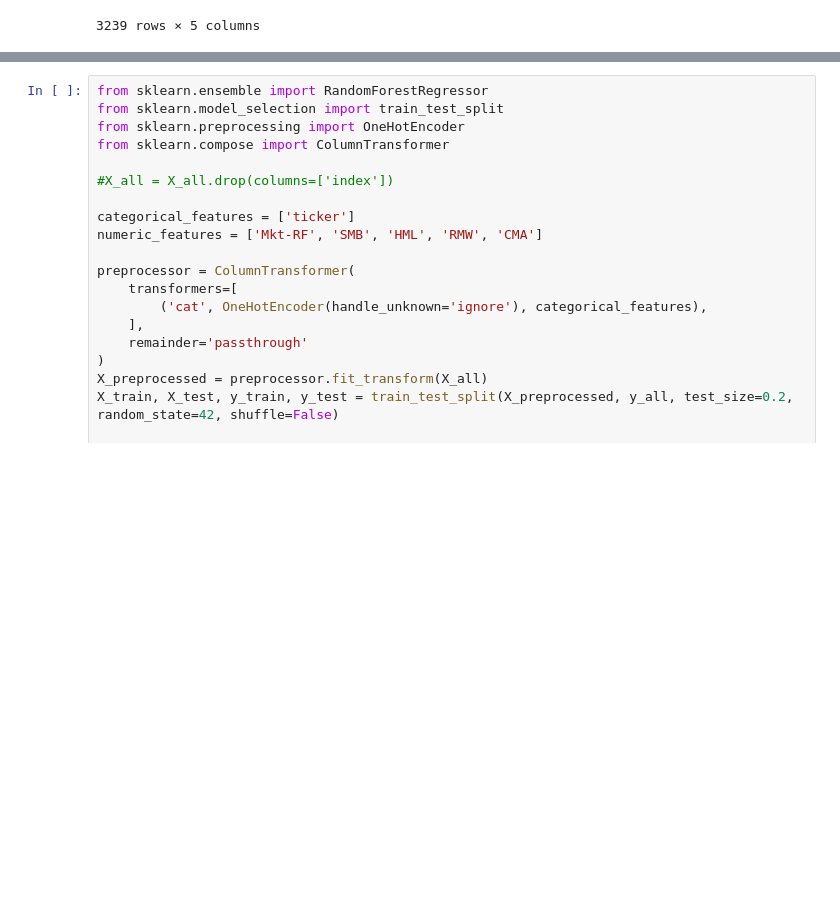
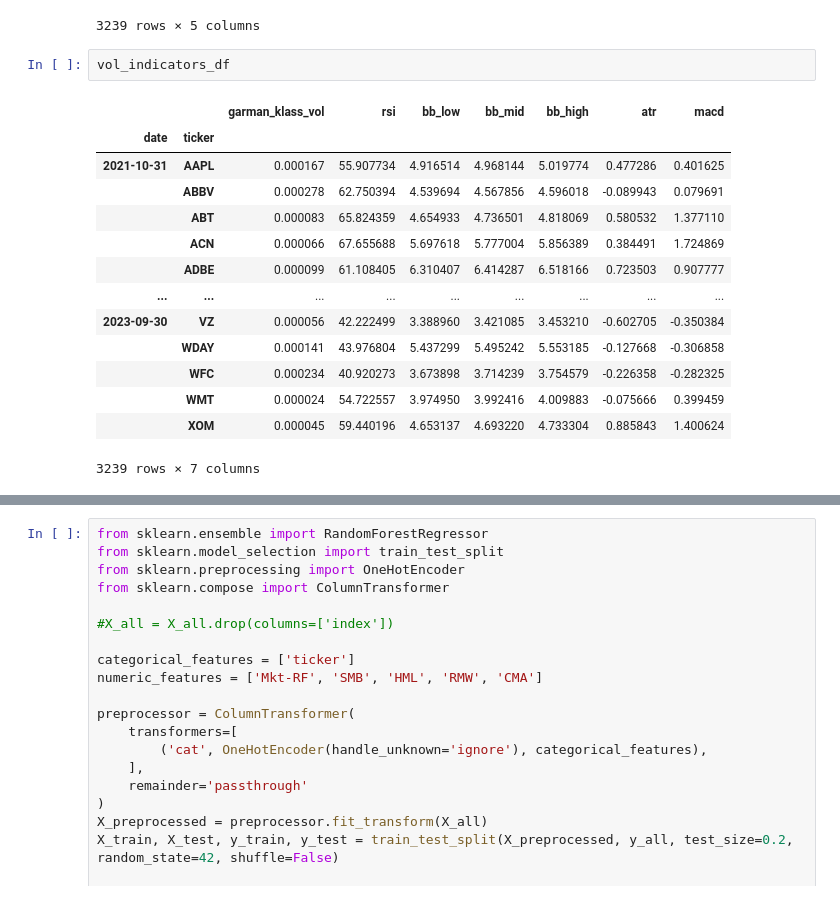
Before and after one commit to GeordieJones/financePython, a Jupyter notebook: backTesting_practice/sklearn_RF.ipynb, the cells around one changed output, grey strips where cells are left out. Drawn from its saved outputs; the diff is of its cells as text; blank space fills up the shorter version.

```diff
--- a/backTesting_practice/sklearn_RF.ipynb
+++ b/backTesting_practice/sklearn_RF.ipynb
@@ -125,6 +125,23 @@ farma_french_df
 |  | WMT | 0.656314 | -0.011636 | -0.613880 | 0.294917 | 0.742681 |
 |  | XOM | 1.030841 | -0.917577 | 1.533432 | -0.286725 | -0.084768 |
 3239 rows × 5 columns
+# %%
+vol_indicators_df
+# %% [output]
+|  |  | garman_klass_vol | rsi | bb_low | bb_mid | bb_high | atr | macd |
+| date | ticker |  |  |  |  |  |  |  |
+| 2021-10-31 | AAPL | 0.000167 | 55.907734 | 4.916514 | 4.968144 | 5.019774 | 0.477286 | 0.401625 |
+|  | ABBV | 0.000278 | 62.750394 | 4.539694 | 4.567856 | 4.596018 | -0.089943 | 0.079691 |
+|  | ABT | 0.000083 | 65.824359 | 4.654933 | 4.736501 | 4.818069 | 0.580532 | 1.377110 |
+|  | ACN | 0.000066 | 67.655688 | 5.697618 | 5.777004 | 5.856389 | 0.384491 | 1.724869 |
+|  | ADBE | 0.000099 | 61.108405 | 6.310407 | 6.414287 | 6.518166 | 0.723503 | 0.907777 |
+| ... | ... | ... | ... | ... | ... | ... | ... | ... |
+| 2023-09-30 | VZ | 0.000056 | 42.222499 | 3.388960 | 3.421085 | 3.453210 | -0.602705 | -0.350384 |
+|  | WDAY | 0.000141 | 43.976804 | 5.437299 | 5.495242 | 5.553185 | -0.127668 | -0.306858 |
+|  | WFC | 0.000234 | 40.920273 | 3.673898 | 3.714239 | 3.754579 | -0.226358 | -0.282325 |
+|  | WMT | 0.000024 | 54.722557 | 3.974950 | 3.992416 | 4.009883 | -0.075666 | 0.399459 |
+|  | XOM | 0.000045 | 59.440196 | 4.653137 | 4.693220 | 4.733304 | 0.885843 | 1.400624 |
+3239 rows × 7 columns
 # %%
 '''
 farma_french_df 2021-10-31 to 2023-09-30
```
Also changed, not shown: parts of 11 cells of this notebook.
